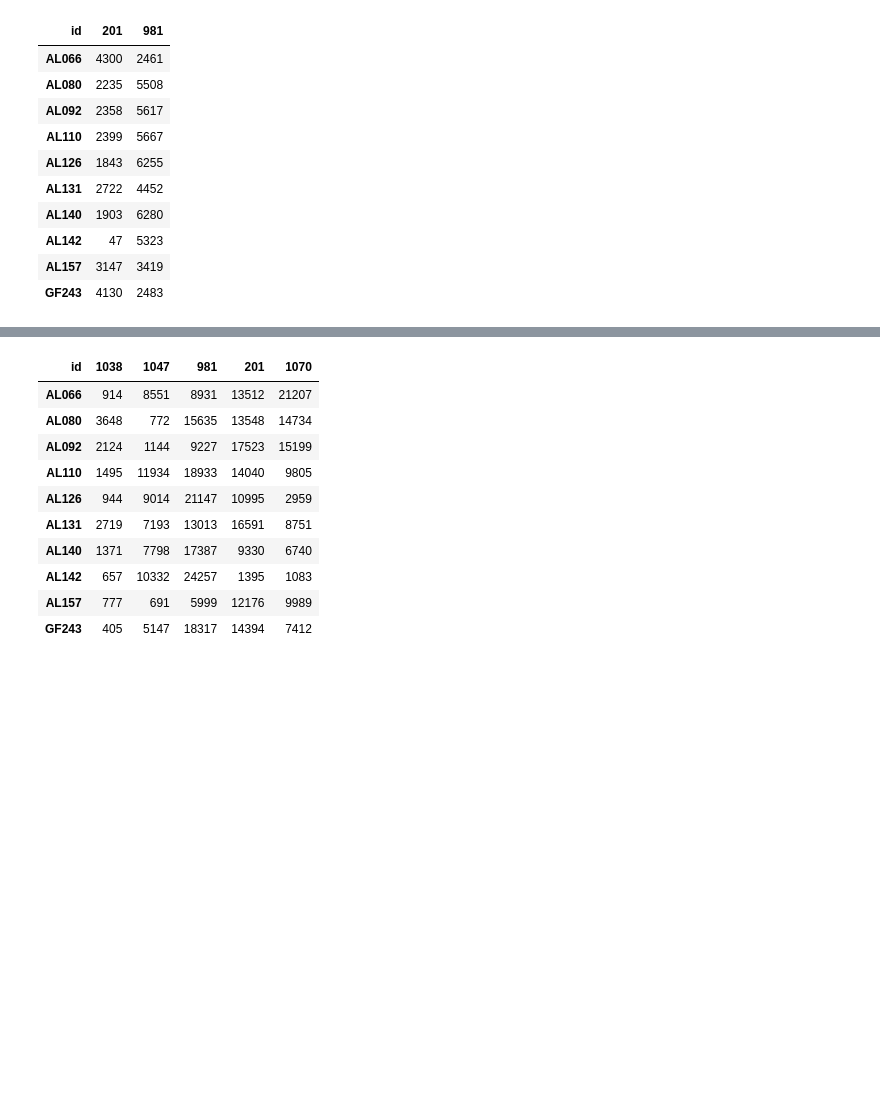
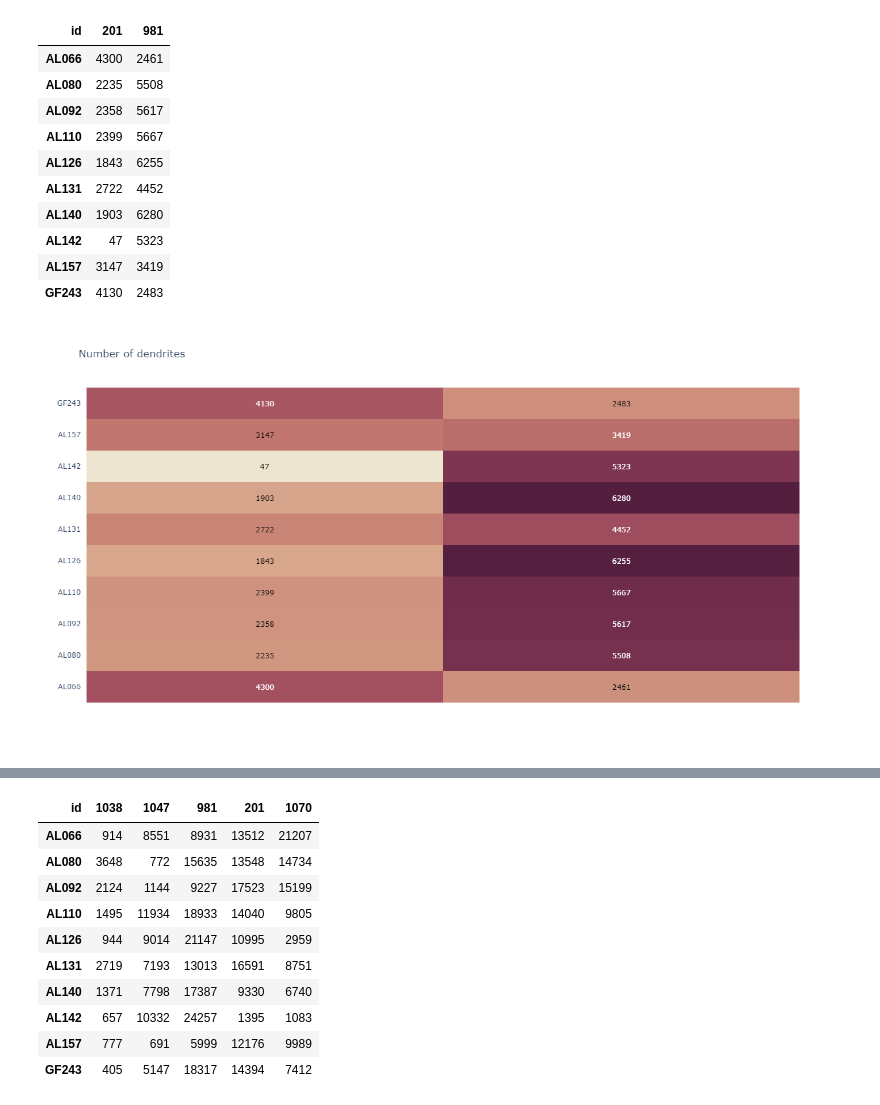
Before and after one commit to YANQI-LIU/Image_Registration, a Jupyter notebook: Cluster.ipynb, the cells around one changed output, grey strips where cells are left out. Saved outputs shown, nothing was run; the diff lists cells and outputs as text; code cells hidden in the pictures; blank space fills up the shorter version.

Commit message:
Plotting with annotated heatmaps

```diff
--- a/Cluster.ipynb
+++ b/Cluster.ipynb
@@ -71,3 +78,26 @@ dendrite_df
 | AL142 | 47 | 5323 |
 | AL157 | 3147 | 3419 |
 | GF243 | 4130 | 2483 |
+# %%
+#Plot dendrite informations using annotated heat maps
+
+str_id=[na.give_me_name(i) for i in dendrite_df.columns]
+
+z =dendrite_df.values
+
+fig = ff.create_annotated_heatmap(z, colorscale='Brwnyl',
+                                  x=str_id,y=list(dendrite_df.index))
+fig.update_xaxes(showticklabels=False,
+                type='category')
+
+fig.update_layout(
+    title='Number of dendrites',
+    width = 700, height = 700,
+    autosize = True
+)
+
+fig.show()
+
+#some how dendrite_df.index must be put into a list first
+# %% [output]
+[figure, added]
```
Also changed, not shown: parts of 12 cells of this notebook.
